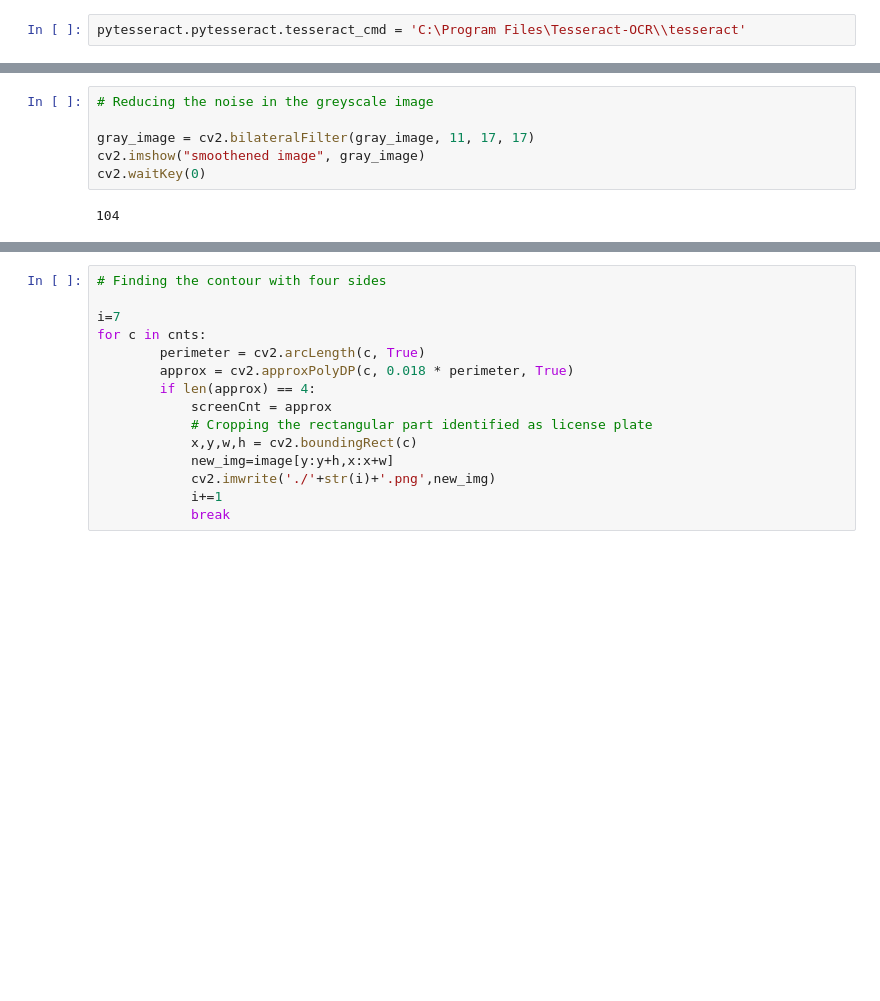
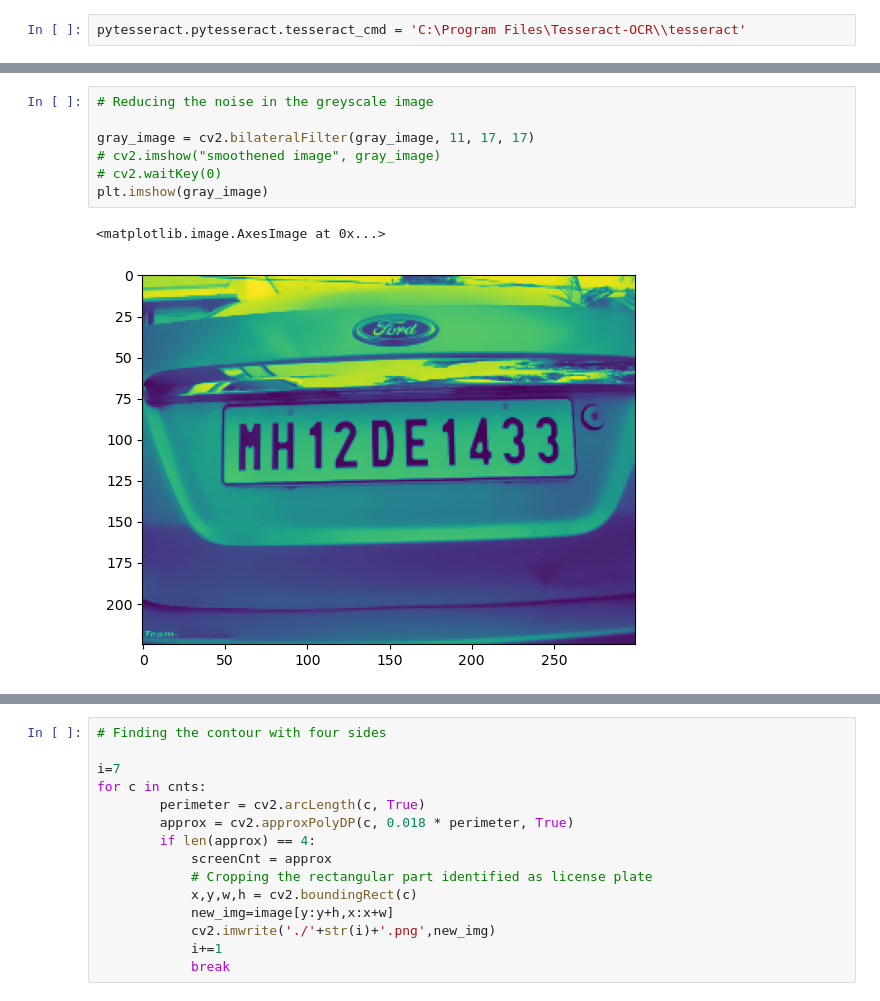
Before and after one commit to Abdullah-Mazhar-Arhamsoft/Machine-learning-practice, a Jupyter notebook: License_Plate_Detection.ipynb, the cells around one changed output, grey strips where cells are left out. Cells and saved outputs as stored; diff of their text form; blank space fills up the shorter version.

```diff
--- a/License_Plate_Detection.ipynb
+++ b/License_Plate_Detection.ipynb
@@ -58,11 +37,13 @@ cv2.waitKey(0)
 # %%
 # Reducing the noise in the greyscale image
 
 gray_image = cv2.bilateralFilter(gray_image, 11, 17, 17)
-cv2.imshow("smoothened image", gray_image)
-cv2.waitKey(0)
+# cv2.imshow("smoothened image", gray_image)
+# cv2.waitKey(0)
+plt.imshow(gray_image)
 # %% [output]
-104
+<matplotlib.image.AxesImage at 0x...>
+[figure, added]
 # %%
 # Detecting the edges of the smoothened image
 
```
Also changed, not shown: parts of 10 cells of this notebook.
